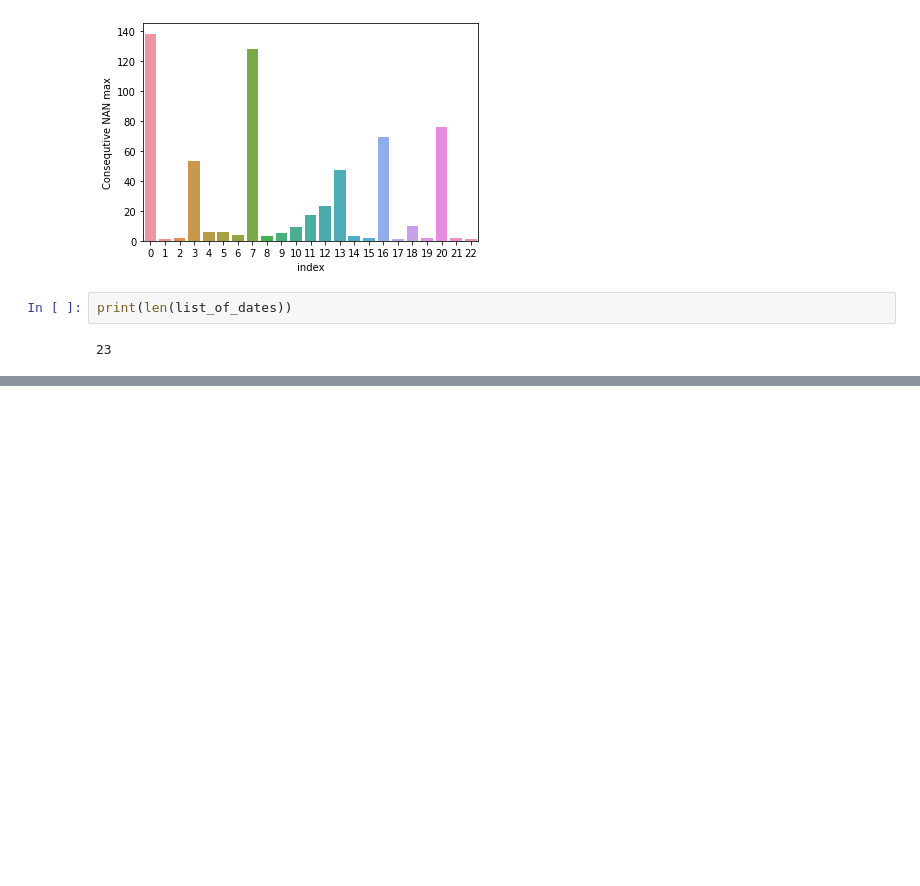
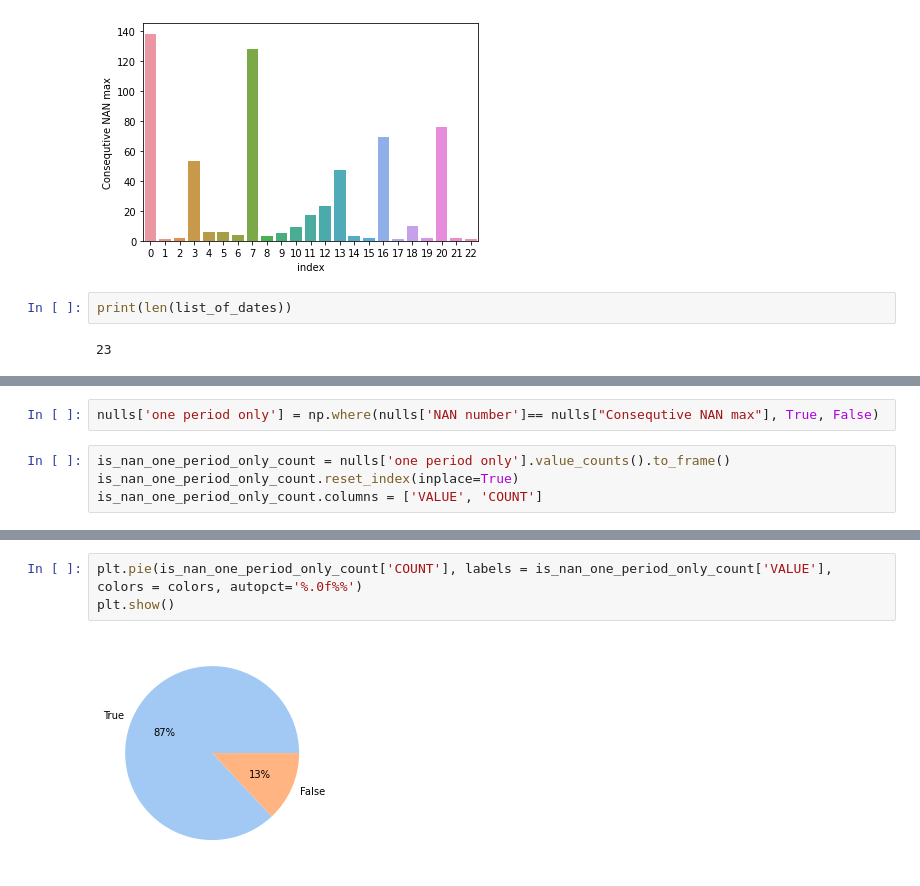
Before and after one commit to WojciechDopieralski/Finance_ML, a Jupyter notebook: Finance_ML/EDA_Analysis.ipynb, the cells around one changed output, grey strips where cells are left out. Cells and saved outputs as stored; diff of their text form; blank space fills up the shorter version.

Commit message:
add plot to display which percent of nans is one period only

```diff
--- a/Finance_ML/EDA_Analysis.ipynb
+++ b/Finance_ML/EDA_Analysis.ipynb
@@ -149,0 +152,6 @@ print(len(list_of_dates))
+# %%
+nulls['one period only'] = np.where(nulls['NAN number']== nulls["Consequtive NAN max"], True, False)
+# %%
+is_nan_one_period_only_count = nulls['one period only'].value_counts().to_frame()
+is_nan_one_period_only_count.reset_index(inplace=True)
+is_nan_one_period_only_count.columns = ['VALUE', 'COUNT']
@@ -149,0 +164,5 @@ print(len(list_of_dates))
+# %%
+plt.pie(is_nan_one_period_only_count['COUNT'], labels = is_nan_one_period_only_count['VALUE'], colors = colors, autopct='%.0f%%')
+plt.show()
+# %% [output]
+[figure, added]
```
Also changed, not shown: parts of 2 cells of this notebook.
